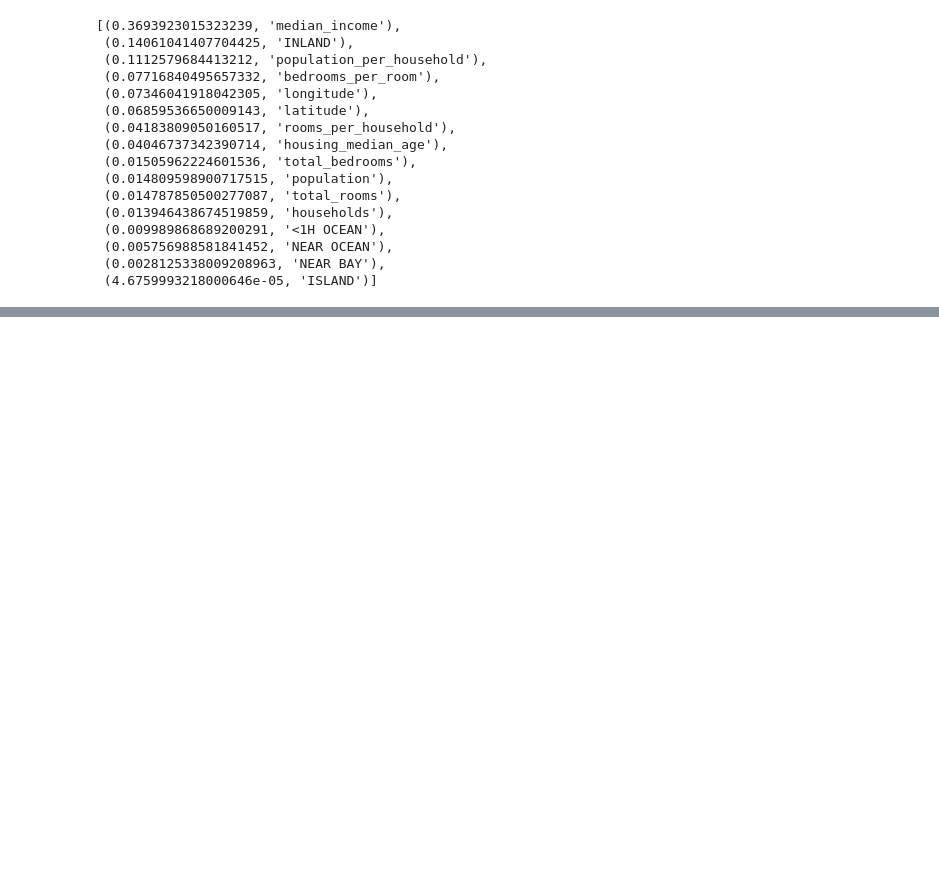
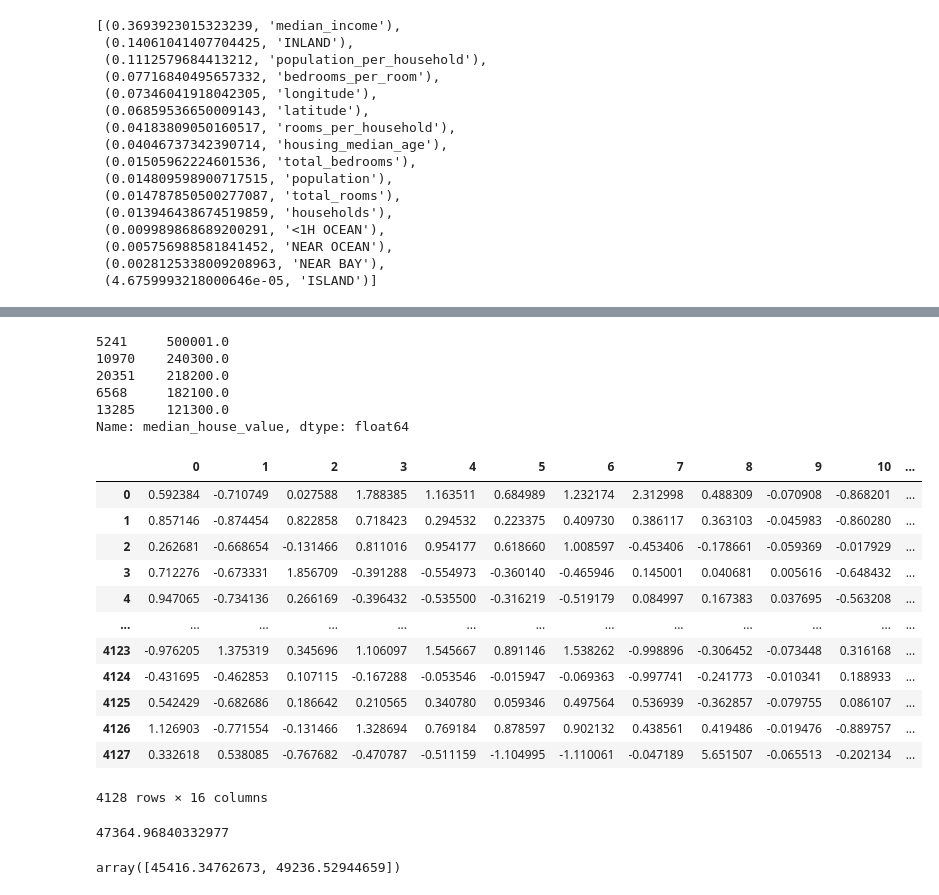
Before and after one commit to skyeoh/geron-2017, a Jupyter notebook: lessons/chapter_2/chapter_2.ipynb, the cells around one changed output, grey strips where cells are left out. Saved outputs shown, nothing was run; the diff lists cells and outputs as text; code cells hidden in the pictures; blank space fills up the shorter version.

```diff
--- a/lessons/chapter_2/chapter_2.ipynb
+++ b/lessons/chapter_2/chapter_2.ipynb
@@ -1094,0 +1114,7 @@ sorted(zip(feature_importances, attributes), reverse=True)
+# %%
+# Set up final model
+final_model = grid_search.best_estimator_
+
+# Separate predictors and labels
+X_test = strat_test_set.drop("median_house_value", axis=1)
+y_test = strat_test_set["median_house_value"].copy()
@@ -1094,0 +1138,51 @@ sorted(zip(feature_importances, attributes), reverse=True)
+# %%
+y_test.head()
+# %% [output]
+5241     500001.0
+10970    240300.0
+20351    218200.0
+6568     182100.0
+13285    121300.0
+Name: median_house_value, dtype: float64
+# %%
+# Prepare predictors
+X_test_prepared = full_pipeline.transform(X_test)
+pd.DataFrame(X_test_prepared)
+# %% [output]
+|  | 0 | 1 | 2 | 3 | 4 | 5 | 6 | 7 | 8 | 9 | 10 | ... |
+| 0 | 0.592384 | -0.710749 | 0.027588 | 1.788385 | 1.163511 | 0.684989 | 1.232174 | 2.312998 | 0.488309 | -0.070908 | -0.868201 | ... |
+| 1 | 0.857146 | -0.874454 | 0.822858 | 0.718423 | 0.294532 | 0.223375 | 0.409730 | 0.386117 | 0.363103 | -0.045983 | -0.860280 | ... |
+| 2 | 0.262681 | -0.668654 | -0.131466 | 0.811016 | 0.954177 | 0.618660 | 1.008597 | -0.453406 | -0.178661 | -0.059369 | -0.017929 | ... |
+| 3 | 0.712276 | -0.673331 | 1.856709 | -0.391288 | -0.554973 | -0.360140 | -0.465946 | 0.145001 | 0.040681 | 0.005616 | -0.648432 | ... |
+| 4 | 0.947065 | -0.734136 | 0.266169 | -0.396432 | -0.535500 | -0.316219 | -0.519179 | 0.084997 | 0.167383 | 0.037695 | -0.563208 | ... |
+| ... | ... | ... | ... | ... | ... | ... | ... | ... | ... | ... | ... | ... |
+| 4123 | -0.976205 | 1.375319 | 0.345696 | 1.106097 | 1.545667 | 0.891146 | 1.538262 | -0.998896 | -0.306452 | -0.073448 | 0.316168 | ... |
+| 4124 | -0.431695 | -0.462853 | 0.107115 | -0.167288 | -0.053546 | -0.015947 | -0.069363 | -0.997741 | -0.241773 | -0.010341 | 0.188933 | ... |
+| 4125 | 0.542429 | -0.682686 | 0.186642 | 0.210565 | 0.340780 | 0.059346 | 0.497564 | 0.536939 | -0.362857 | -0.079755 | 0.086107 | ... |
+| 4126 | 1.126903 | -0.771554 | -0.131466 | 1.328694 | 0.769184 | 0.878597 | 0.902132 | 0.438561 | 0.419486 | -0.019476 | -0.889757 | ... |
+| 4127 | 0.332618 | 0.538085 | -0.767682 | -0.470787 | -0.511159 | -1.104995 | -1.110061 | -0.047189 | 5.651507 | -0.065513 | -0.202134 | ... |
+4128 rows × 16 columns
+# %%
+# Make predictions
+final_predictions = final_model.predict(X_test_prepared)
+
+# Compute RMS error
+final_mse = mean_squared_error(y_test, final_predictions)
+final_rmse = np.sqrt(final_mse)
+final_rmse
+# %% [output]
+47364.96840332977
+# %%
+# Compute 95% confidence interval for test RMSE
+from scipy import stats
+
+confidence = 0.95
+squared_errors = (final_predictions - y_test) ** 2
+mean = squared_errors.mean()
+m = len(squared_errors)
+
+np.sqrt(stats.t.interval(confidence, m - 1,
+                         loc=np.mean(squared_errors),
+                         scale=stats.sem(squared_errors)))
+# %% [output]
+array([45416.34762673, 49236.52944659])
```
Also changed, not shown: parts of 2 cells of this notebook.
